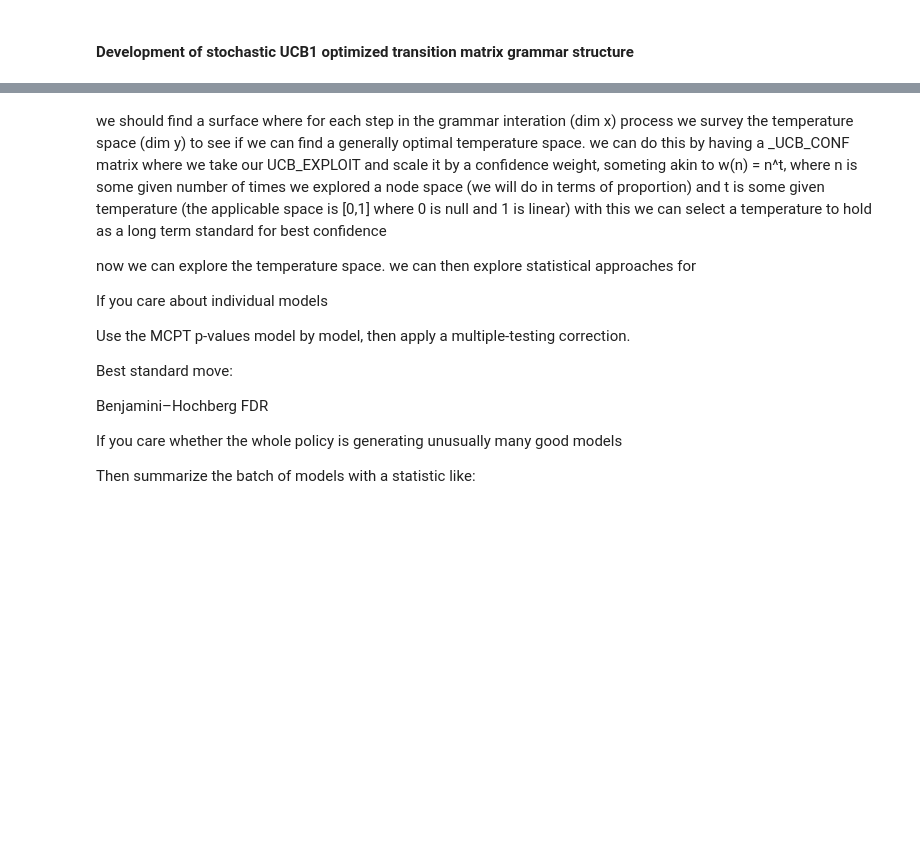
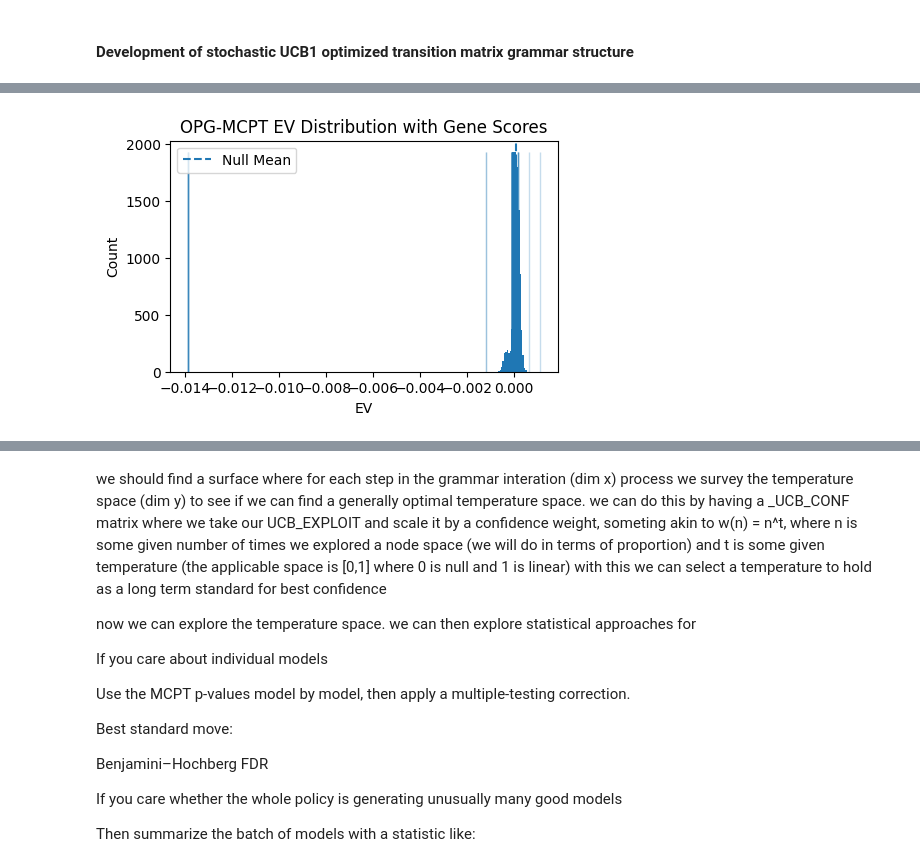
Before and after one commit to Logan-Kelsch/Structural_Regression, a Jupyter notebook: src/dev.ipynb, the cells around one changed output, grey strips where cells are left out. Saved outputs shown, nothing was run; the diff lists cells and outputs as text; code cells hidden in the pictures; blank space fills up the shorter version.

```diff
--- a/src/dev.ipynb
+++ b/src/dev.ipynb
@@ -3079,0 +3101,94 @@ for k in range(200):
+# %%
+nz_scores = []
+scores = 0
+zeros = 0
+i=0
+while len(nz_scores) < 100:
+    initialization_kwargs = {
+            "structure"   : 'Intraday',
+            "incl_time"   : True,
+            "data_file"   : '../data/spy5m.csv',
+            "epoch_idx"   : [0],
+            "hlocv_idx"   : [1,2,3,4],
+            "pop_size"    : 150,
+            "grmr_prior"  : G,
+            "grmr_type"   : 'UCB1-tMAT',
+            "grmr_mdl"    : 80,
+            "grmr_p_mttn" : 0.00,
+            "grmr_p_csvr" : 0.00,
+            "grmr_a_sens" : 0.5,
+            "chunk_size"  : 40,
+            "wf_windows"  : 20,
+            "verbose"     : 0
+        }
+    solver_kwargs = {
+            "offset"   : 12,
+            "t_vec"    : 'Close',
+            "t_mode"   : 'AD',
+            "emission" : [
+    {"ID": 3, "x": "tvec", "delta1": 12, "min_count": 2},             # future-aligned avg volume
+    {"ID": "divide"},
+    {"ID": 3, "x": "tvec", "offset": False, "delta1": 12, "min_count": 2},  # current avg volume
+    {"ID": 5, "alpha": 1.0},                                          # (future/current) - 1
+],
+            "AD_cond"  : ('gt', 0),
+        }
+
+    logwalker_kwargs = {
+        "start":0,
+        "destination":0.4,
+        "steps":24,
+        "exhaust_mode":"steps",
+        "exwhen":100,
+        "min_walk":3,
+        "log_base":2,
+        "nest_mode":"half"
+        }
+    X, G, evaluation = ep.evolve_population(
+            G=G,
+            iterations=0,
+            early_stop=0.1,
+            initialization_kwargs=initialization_kwargs,
+            solver_kwargs=solver_kwargs,
+            chunk_num=chunk_num
+        )
+    instantiation_stats = _I.instantiate_from_ops_chunked_intraday(
+            X,
+            transform_ops=_OPS,
+            chunk_num=chunk_num,
+            chunk_B=8,
+        )
+
+    if(i==0):
+            print('generating null bank... ', end='')
+            null_context, null_build_details = _E.build_opg_null_bank_fast(
+                population=X,
+                chunk_num=chunk_num,
+                solver_kwargs=solver_kwargs,
+                solver_class=_E.Solver,
+                n_sims=10000,
+                score_mode='ev',
+                rng=42,
+                n_jobs=8,
+                null_dtype="float32",
+                return_details=True,
+            )
+            print('Done.')
+
+    pvals, zscores, gene_eval_details = _E.evaluate_genes_from_opg_null_fast(
+            population=X,
+            good_idx=None,
+            null_context=null_context,
+            visualize=True,
+            viz_kwargs={
+                "bins": 20,
+                "top_n": None,
+                "line_alpha": 0.25,
+            },
+            return_details=True,
+        )
+
+    if(np.nanmax(zscores)> 4):
+          break
+    i+= 1
+# %% [output]
@@ -3079,0 +3200 @@ for k in range(200):
+[figure, added]
```
Also changed, not shown: parts of 28 cells of this notebook, 2 other files.
